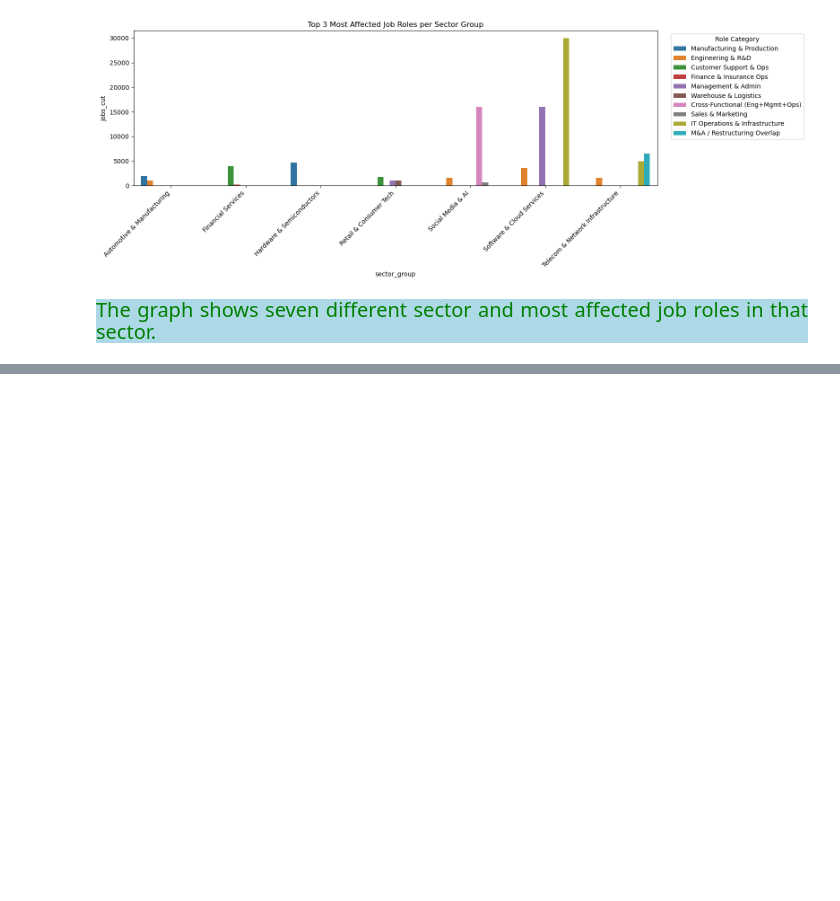
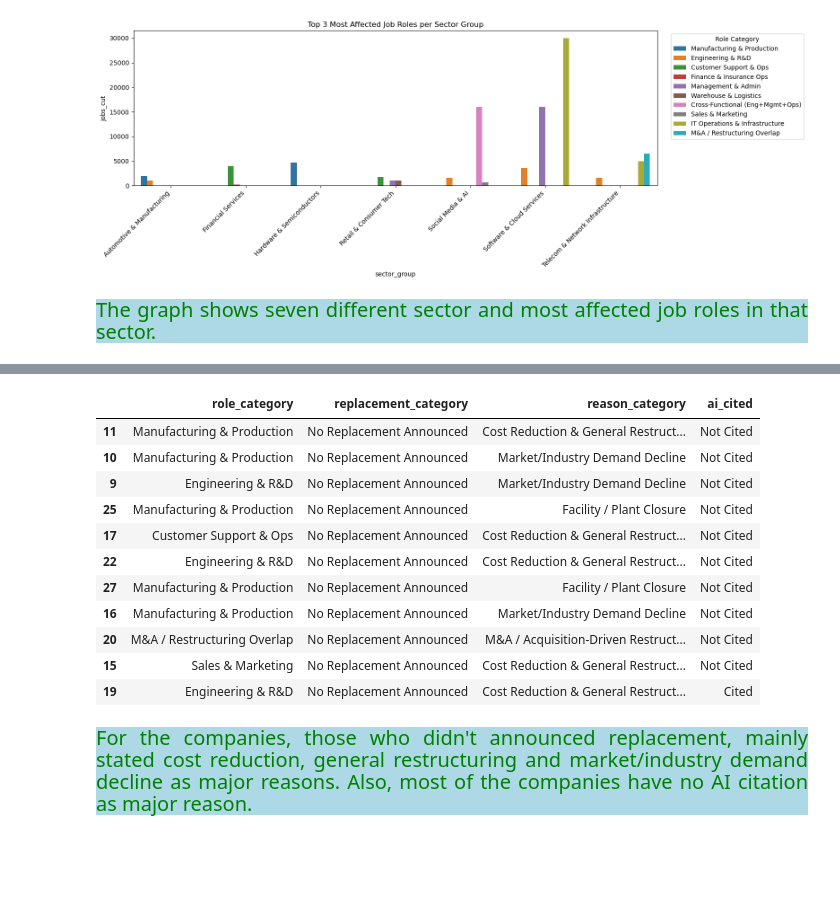
Before and after one commit to Kartika-Nidhi/DS_Projects, a Jupyter notebook: TechLayoffs2026Analysis.ipynb, the cells around one changed output, grey strips where cells are left out. Saved outputs shown, nothing was run; the diff lists cells and outputs as text; code cells hidden in the pictures; blank space fills up the shorter version.

```diff
--- a/TechLayoffs2026Analysis.ipynb
+++ b/TechLayoffs2026Analysis.ipynb
@@ -981,0 +1053,26 @@ k
+# %%
+
+mask = data['replacement_category'].str.strip().str.lower() == 'no replacement announced'
+not_announced = data.loc[mask, ['role_category', 'replacement_category', 'reason_category', 'ai_cited']]
+
+not_announced
+# %% [output]
+|  | role_category | replacement_category | reason_category | ai_cited |
+| 11 | Manufacturing & Production | No Replacement Announced | Cost Reduction & General Restruct... | Not Cited |
+| 10 | Manufacturing & Production | No Replacement Announced | Market/Industry Demand Decline | Not Cited |
+| 9 | Engineering & R&D | No Replacement Announced | Market/Industry Demand Decline | Not Cited |
+| 25 | Manufacturing & Production | No Replacement Announced | Facility / Plant Closure | Not Cited |
+| 17 | Customer Support & Ops | No Replacement Announced | Cost Reduction & General Restruct... | Not Cited |
+| 22 | Engineering & R&D | No Replacement Announced | Cost Reduction & General Restruct... | Not Cited |
+| 27 | Manufacturing & Production | No Replacement Announced | Facility / Plant Closure | Not Cited |
+| 16 | Manufacturing & Production | No Replacement Announced | Market/Industry Demand Decline | Not Cited |
+| 20 | M&A / Restructuring Overlap | No Replacement Announced | M&A / Acquisition-Driven Restruct... | Not Cited |
+| 15 | Sales & Marketing | No Replacement Announced | Cost Reduction & General Restruct... | Not Cited |
+| 19 | Engineering & R&D | No Replacement Announced | Cost Reduction & General Restruct... | Cited |
+# %% [markdown]
+<div style = "background-color:lightblue; color:green; font-size:20px; text-align:justify">For the companies, those who didn't announced replacement, mainly stated cost reduction, general restructuring and market/industry demand decline as major reasons. Also, most of the companies have no AI citation as major reason.
+# %% [markdown]
+<div>
+# %% [markdown]
+
+###
```
Also changed, not shown: parts of 11 cells of this notebook.
